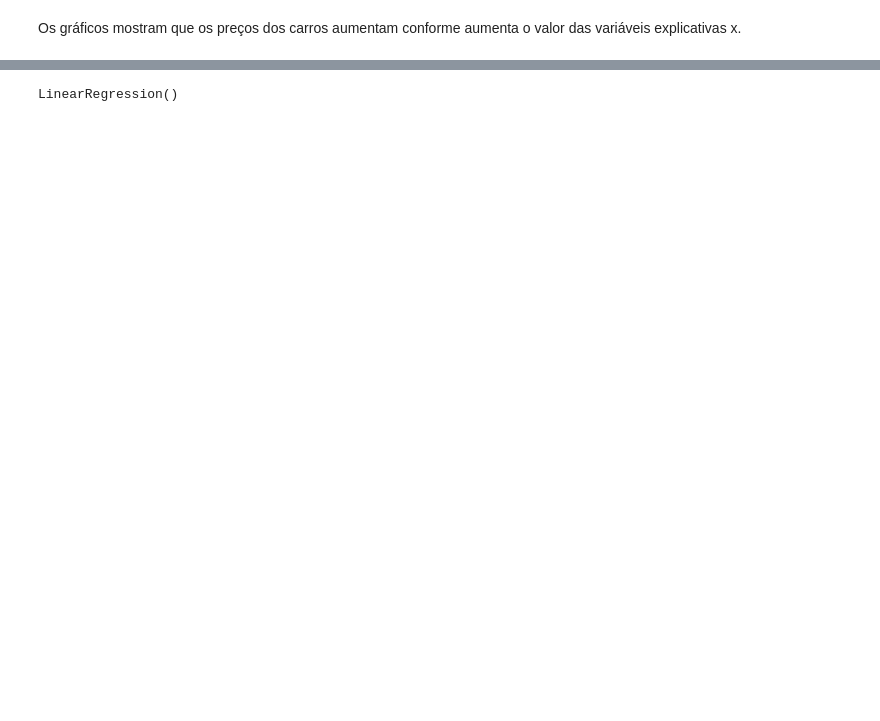
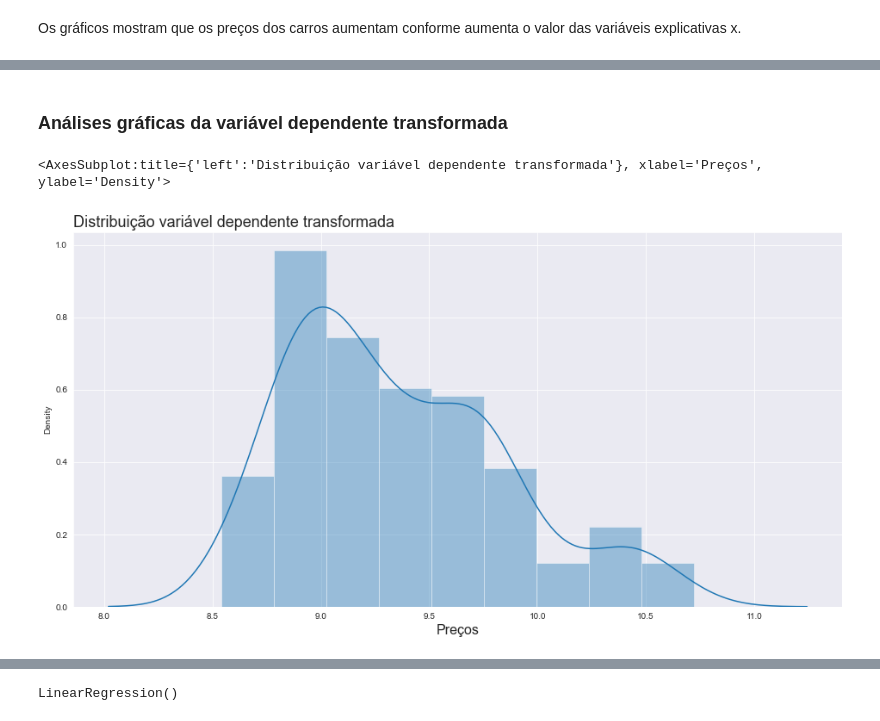
Before and after one commit to f3lipelapa/Analise-de-dados, a Jupyter notebook: Regressão Linear/Carros/Previsao_precos_de_carros.ipynb, the cells around one changed output, grey strips where cells are left out. Saved outputs shown, nothing was run; the diff lists cells and outputs as text; code cells hidden in the pictures; blank space fills up the shorter version.

```diff
--- a/Regressão Linear/Carros/Previsao_precos_de_carros.ipynb
+++ b/Regressão Linear/Carros/Previsao_precos_de_carros.ipynb
@@ -166,0 +173,11 @@ Os gráficos mostram que os preços dos carros aumentam conforme aumenta o valor
+# %% [markdown]
+### Análises gráficas da variável dependente transformada
+# %%
+grafico = sns.distplot(dados_carros.log_preco)
+grafico.figure.set_size_inches(16, 8)
+grafico.set_title('Distribuição variável dependente transformada', fontsize = 18, loc = 'left')
+grafico.set_xlabel('Preços', fontsize = 16)
+grafico
+# %% [output]
+<AxesSubplot:title={'left':'Distribuição variável dependente transformada'}, xlabel='Preços', ylabel='Density'>
+[figure, added]
```
Also changed, not shown: parts of 60 cells of this notebook.
